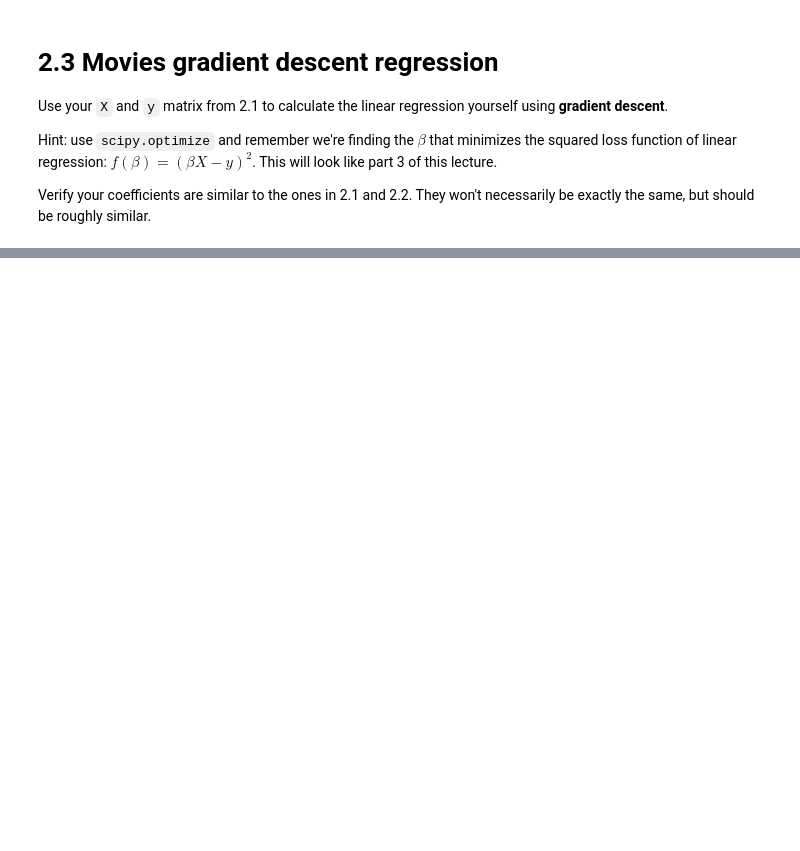
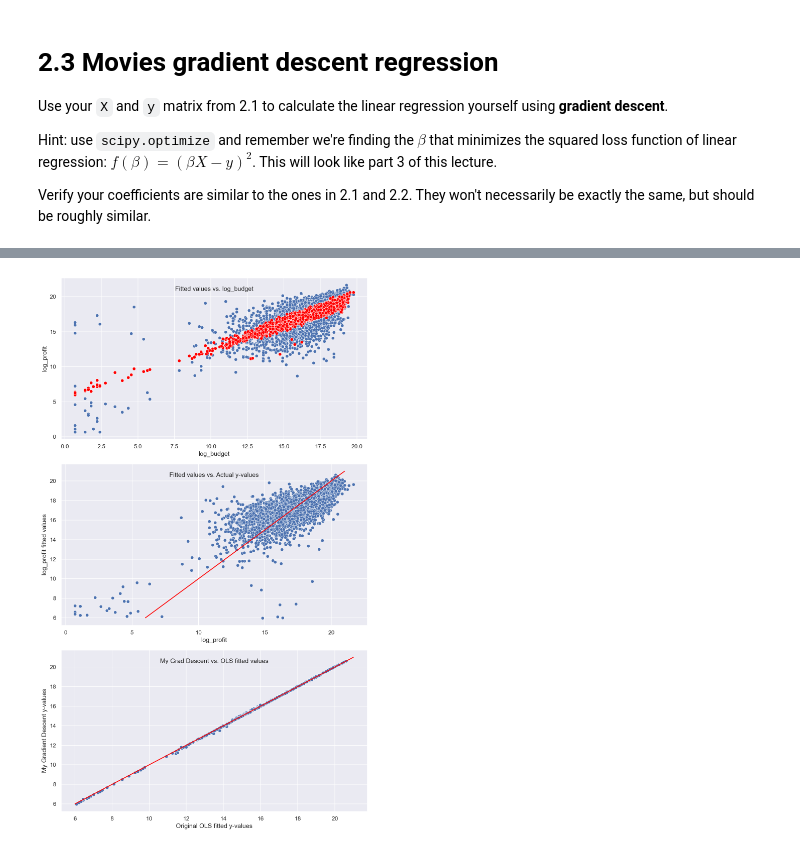
Before and after one commit to cb-ds-1/3-5-optimization, a Jupyter notebook: Workshop_ Maximum likelihood.ipynb, the cells around one changed output, grey strips where cells are left out. Drawn from its saved outputs; the diff is of its cells as text; code cells hidden in the pictures; blank space fills up the shorter version.

```diff
--- a/Workshop_ Maximum likelihood.ipynb
+++ b/Workshop_ Maximum likelihood.ipynb
@@ -51,3 +406,7 @@ Few notes:
 Use your `X` and `y` matrix from 2.1 to calculate the linear regression yourself using the normal equation $(X^T X)^{-1}X^Ty$.
 
 Verify that the coefficients are the same.
+# %%
+X_m = X.to_numpy(copy=True)
+y_m = y.to_numpy(copy=True)
+coef_manual = np.linalg.inv(X_m.transpose() @ X_m) @ X_m.transpose() @ y_m
@@ -61,0 +730,14 @@ Verify your coefficients are similar to the ones in 2.1 and 2.2. They won't nece
+# %%
+bhat = np.ones( X_m.shape[1] )
+
+# use Custom Gradient Descent method to find roots
+My_OLS_est = minimize(OLS_Like_Reg, bhat,
+                      args=(X_m, y_m),
+                      method=gradiet_descent_diy,
+                      options={'maxiter':15000,
+                               'stepsize':0.0001,
+                               'alpha0':0.3,
+                               'printit':0,
+                               'C1':0.0001,
+                               'C2':0.6
+                              })
@@ -61,0 +768,27 @@ Verify your coefficients are similar to the ones in 2.1 and 2.2. They won't nece
+# %%
+Y_fitted = X_m @ My_OLS_est['x'].reshape(14,1)
+Y_fitted = Y_fitted.reshape(3755,)
+
+fig, (ax1, ax2, ax3) = plt.subplots(3,1,dpi=150,figsize=(9,15))
+sns.set()
+
+# plot new fit over original data
+sns.scatterplot(x=X['log_budget'], y=y, ax=ax1);
+sns.scatterplot(x=X['log_budget'], y=Y_fitted, color='red', ax=ax1);
+ax1.set_title('Fitted values vs. log_budget',y=0.9);
+
+# plot new fit against original y-values
+sns.scatterplot(x=y, y=Y_fitted, ax=ax2);
+sns.lineplot(x=[6,21],y=[6,21],color='red', ax=ax2)
+ax2.set_ylabel('log_profit fitted values');
+ax2.set_title('Fitted values vs. Actual y-values',y=0.9);
+
+# plot new fit against OLS fitted values
+sns.scatterplot(x=est.fittedvalues, y=Y_fitted, ax=ax3);
+sns.lineplot(x=[6,21],y=[6,21],color='red', ax=ax3)
+ax3.set_title('My Grad Descent vs. OLS fitted values',y=0.9);
+ax3.set_xlabel('Original OLS fitted y-values')
+ax3.set_ylabel('My Gradient Descent y-values')
+plt.tight_layout();
+# %% [output]
+[figure, added]
```
Also changed, not shown: parts of 35 cells of this notebook.
